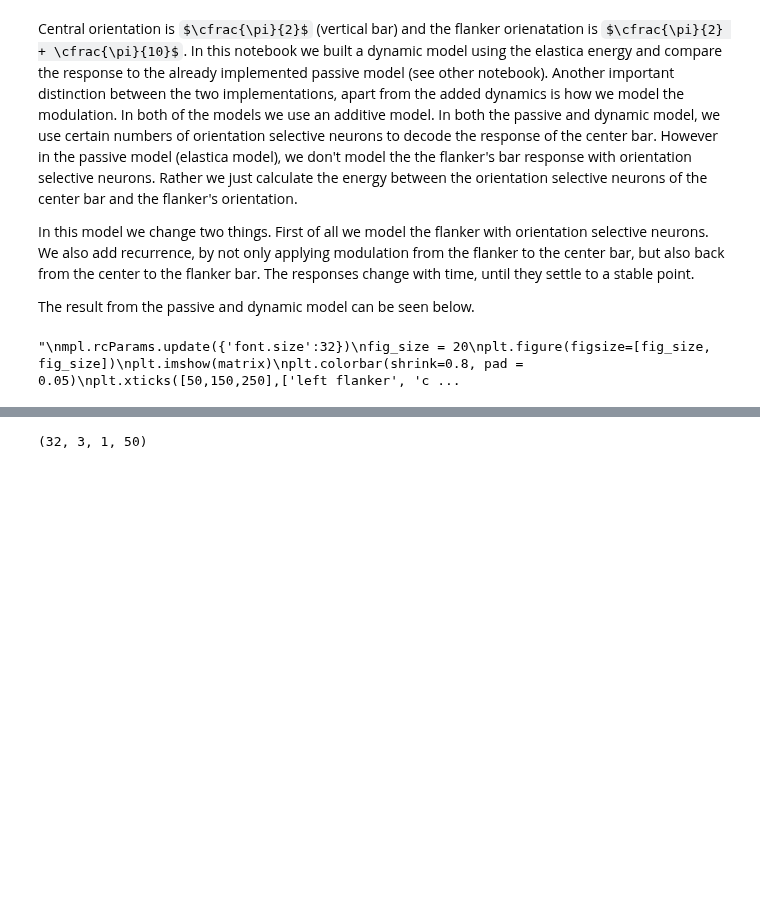
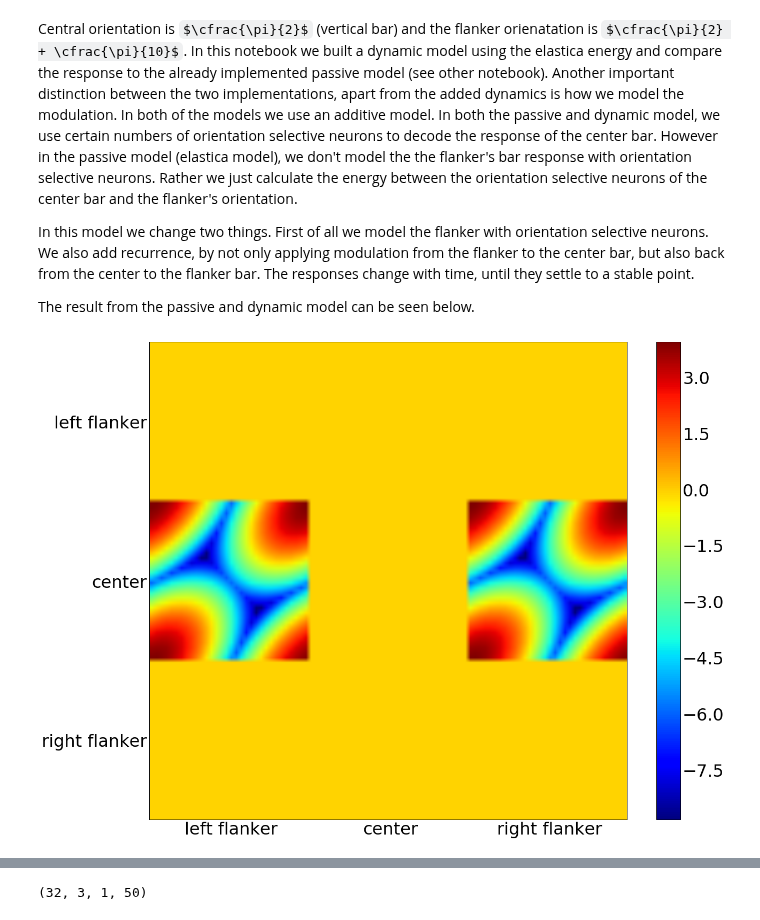
Before and after one commit to masenov/HonoursProject, a Jupyter notebook: Python/Experiments2_fig.5(B).ipynb, the cells around one changed output, grey strips where cells are left out. Drawn from its saved outputs; the diff is of its cells as text; code cells hidden in the pictures; some formulas as TeX source; blank space fills up the shorter version.

```diff
--- a/Python/Experiments2_fig.5(B).ipynb
+++ b/Python/Experiments2_fig.5(B).ipynb
@@ -69,16 +69,15 @@ matrix2 = calculateMatrixB(nosn)
 # %%
-'''
+
 mpl.rcParams.update({'font.size':32})
 fig_size = 20
 plt.figure(figsize=[fig_size, fig_size])
-plt.imshow(matrix)
+plt.imshow(matrix2)
 plt.colorbar(shrink=0.8, pad = 0.05)
-plt.xticks([50,150,250],['left flanker', 'center', 'right flanker'])
-plt.yticks([50,150,250],['left flanker', 'center', 'right flanker'])
+plt.xticks([nosn/2,3*nosn/2,5*nosn/2],['left flanker', 'center', 'right flanker'])
+plt.yticks([nosn/2,3*nosn/2,5*nosn/2],['left flanker', 'center', 'right flanker'])
 plt.savefig('../Report/Pictures/experiments/fig5/figB/matrix.png', dpi=200,bbox_inches='tight')
-'''
 # %% [output]
-"\nmpl.rcParams.update({'font.size':32})\nfig_size = 20\nplt.figure(figsize=[fig_size, fig_size])\nplt.imshow(matrix)\nplt.colorbar(shrink=0.8, pad = 0.05)\nplt.xticks([50,150,250],['left flanker', 'c ...
+[figure, added]
 # %%
 #----- One line of one of the squares of the matrix -----
 #plt.plot(matrix[0,100:200])
```
Also changed, not shown: parts of 10 cells of this notebook, 20 other files.
